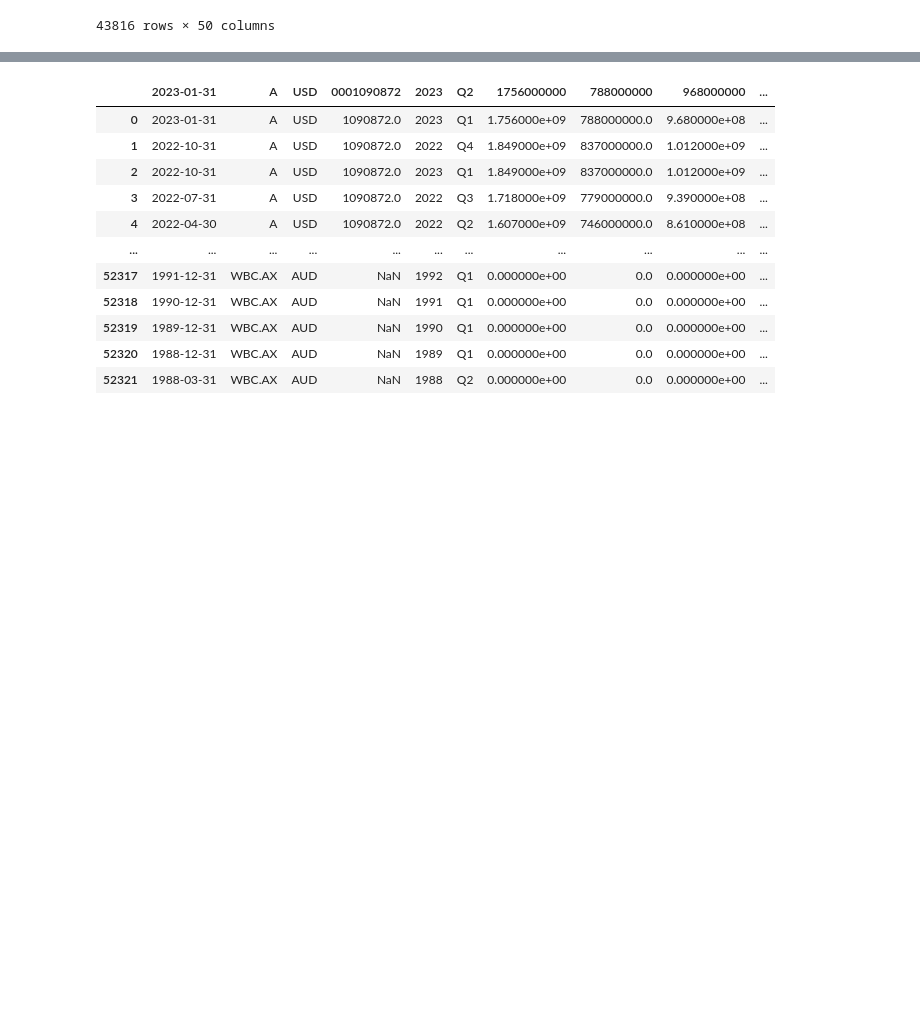
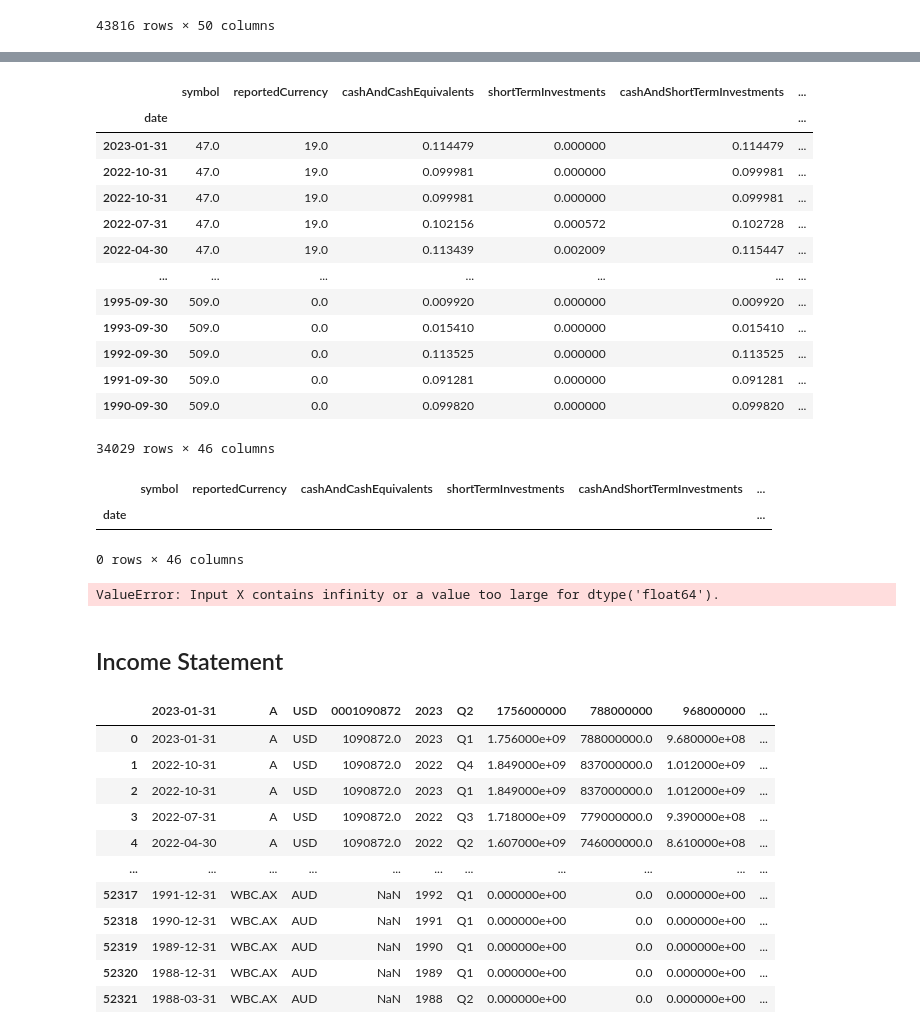
Before and after one commit to veeyuen/credit-spreads, a Jupyter notebook: build_dataframe.ipynb, the cells around one changed output, grey strips where cells are left out. Saved outputs shown, nothing was run; the diff lists cells and outputs as text; code cells hidden in the pictures; blank space fills up the shorter version.

```diff
--- a/build_dataframe.ipynb
+++ b/build_dataframe.ipynb
@@ -561,3 +509,42 @@ ValueError: Input X contains infinity or a value too large for dtype('float64').
+# %%
+# Recover index and column names after numpy array transformation
+
+balance_sheet_imputed = pd.DataFrame(X, index = balance_sheet_cleaned.index, columns = balance_sheet_cleaned.columns)
+
+balance_sheet_imputed
+# %% [output]
+|  | symbol | reportedCurrency | cashAndCashEquivalents | shortTermInvestments | cashAndShortTermInvestments | ... |
+| date |  |  |  |  |  | ... |
+| 2023-01-31 | 47.0 | 19.0 | 0.114479 | 0.000000 | 0.114479 | ... |
+| 2022-10-31 | 47.0 | 19.0 | 0.099981 | 0.000000 | 0.099981 | ... |
+| 2022-10-31 | 47.0 | 19.0 | 0.099981 | 0.000000 | 0.099981 | ... |
+| 2022-07-31 | 47.0 | 19.0 | 0.102156 | 0.000572 | 0.102728 | ... |
+| 2022-04-30 | 47.0 | 19.0 | 0.113439 | 0.002009 | 0.115447 | ... |
+| ... | ... | ... | ... | ... | ... | ... |
+| 1995-09-30 | 509.0 | 0.0 | 0.009920 | 0.000000 | 0.009920 | ... |
+| 1993-09-30 | 509.0 | 0.0 | 0.015410 | 0.000000 | 0.015410 | ... |
+| 1992-09-30 | 509.0 | 0.0 | 0.113525 | 0.000000 | 0.113525 | ... |
+| 1991-09-30 | 509.0 | 0.0 | 0.091281 | 0.000000 | 0.091281 | ... |
+| 1990-09-30 | 509.0 | 0.0 | 0.099820 | 0.000000 | 0.099820 | ... |
+34029 rows × 46 columns
+# %%
+# Check that there are no nans
+
+balance_sheet_imputed[balance_sheet_imputed['othertotalStockholdersEquity'].isna()]
+# %% [output]
+|  | symbol | reportedCurrency | cashAndCashEquivalents | shortTermInvestments | cashAndShortTermInvestments | ... |
+| date |  |  |  |  |  | ... |
+0 rows × 46 columns
+# %%
+# Robust Scaling
+
+rb_scaler = RobustScaler()
+
+rb_scaler.fit(balance_sheet_norm[['inventory']])
+# %% [output]
+ValueError: Input X contains infinity or a value too large for dtype('float64').
+# %% [markdown]
+## Income Statement
 # %%
 income_statement=pd.read_csv('raw_data/async_IS.csv')
 
```
Also changed, not shown: parts of 77 cells of this notebook.
